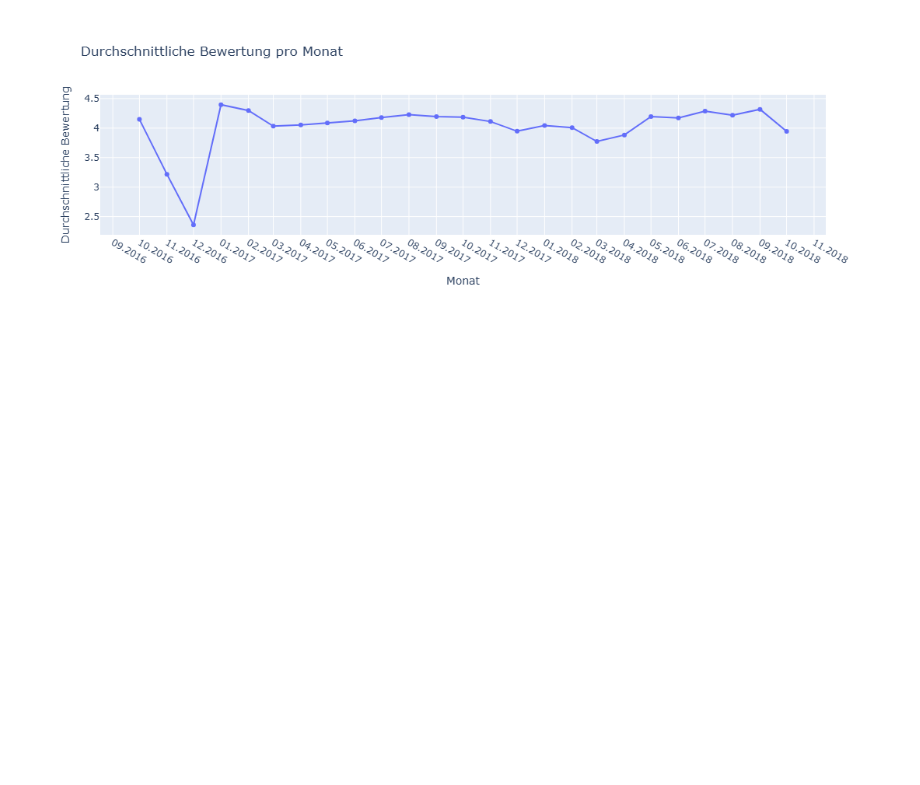
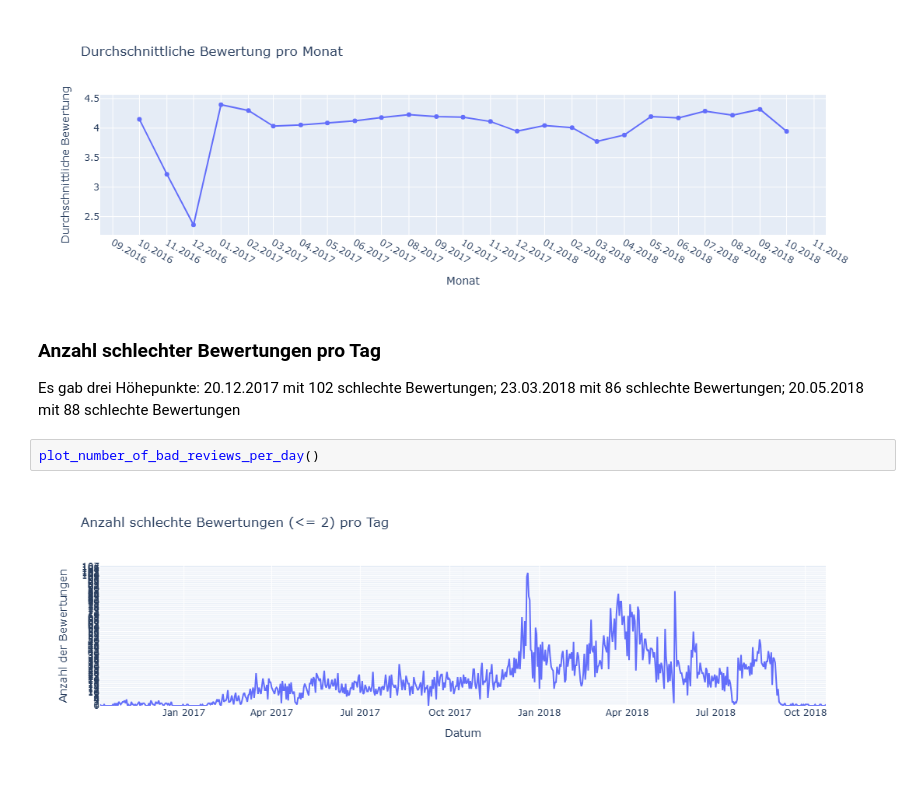
Before and after one commit to StasCuprunov/Mercado, a Jupyter notebook: main.ipynb, the cells around one changed output. Saved outputs shown, nothing was run; the diff lists cells and outputs as text; blank space fills up the shorter version.

Commit message:
implement number of bad reviews per day

```diff
--- a/main.ipynb
+++ b/main.ipynb
@@ -54,3 +55,10 @@ Im Jahr 2016 gab es einen raschen Abfall der durchschnittlichen Bewertung. Danac
 average_review_score_per_month()
 # %% [output]
 [figure]
+# %% [markdown]
+### Anzahl schlechter Bewertungen pro Tag
+Es gab drei Höhepunkte: 20.12.2017 mit 102 schlechte Bewertungen; 23.03.2018 mit 86 schlechte Bewertungen; 20.05.2018 mit 88 schlechte Bewertungen
+# %%
+plot_number_of_bad_reviews_per_day()
+# %% [output]
+[figure, added]
```
Also changed, not shown: parts of 1 cell of this notebook, 1 other file.
